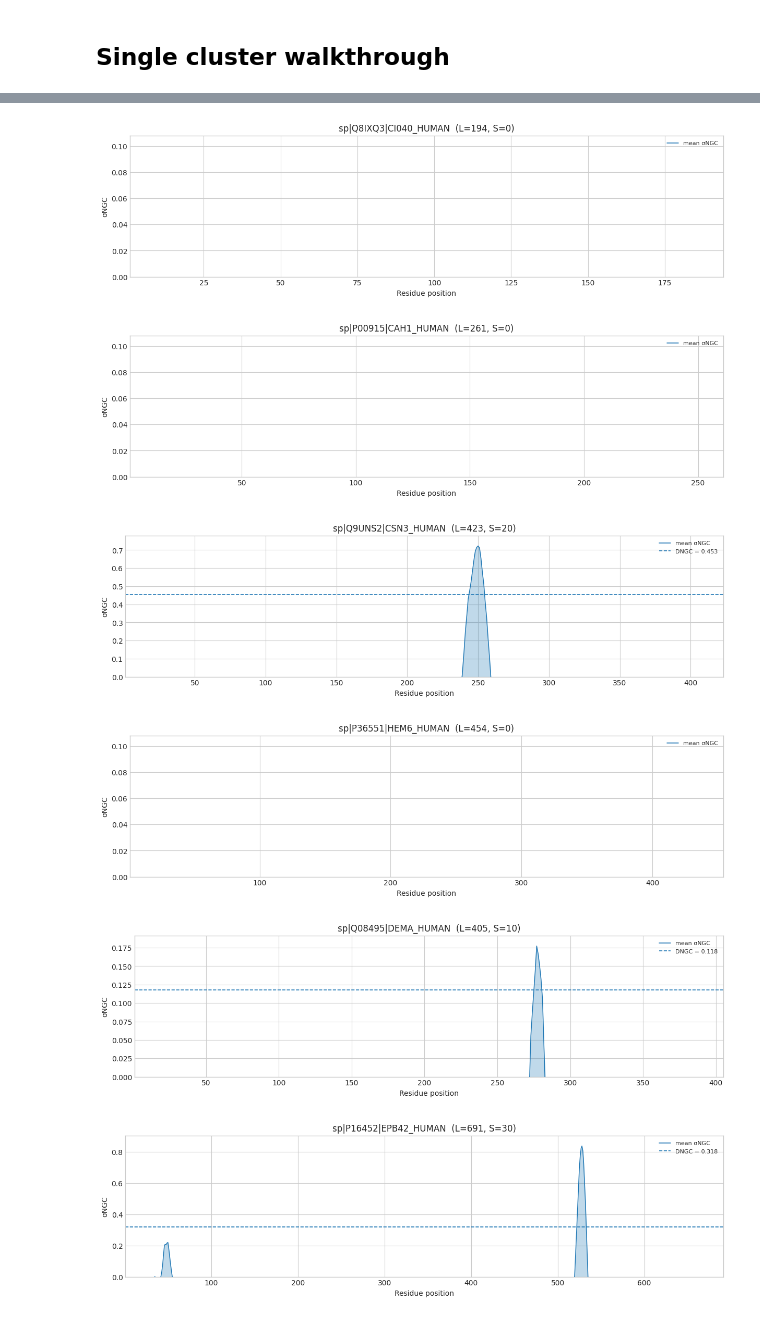
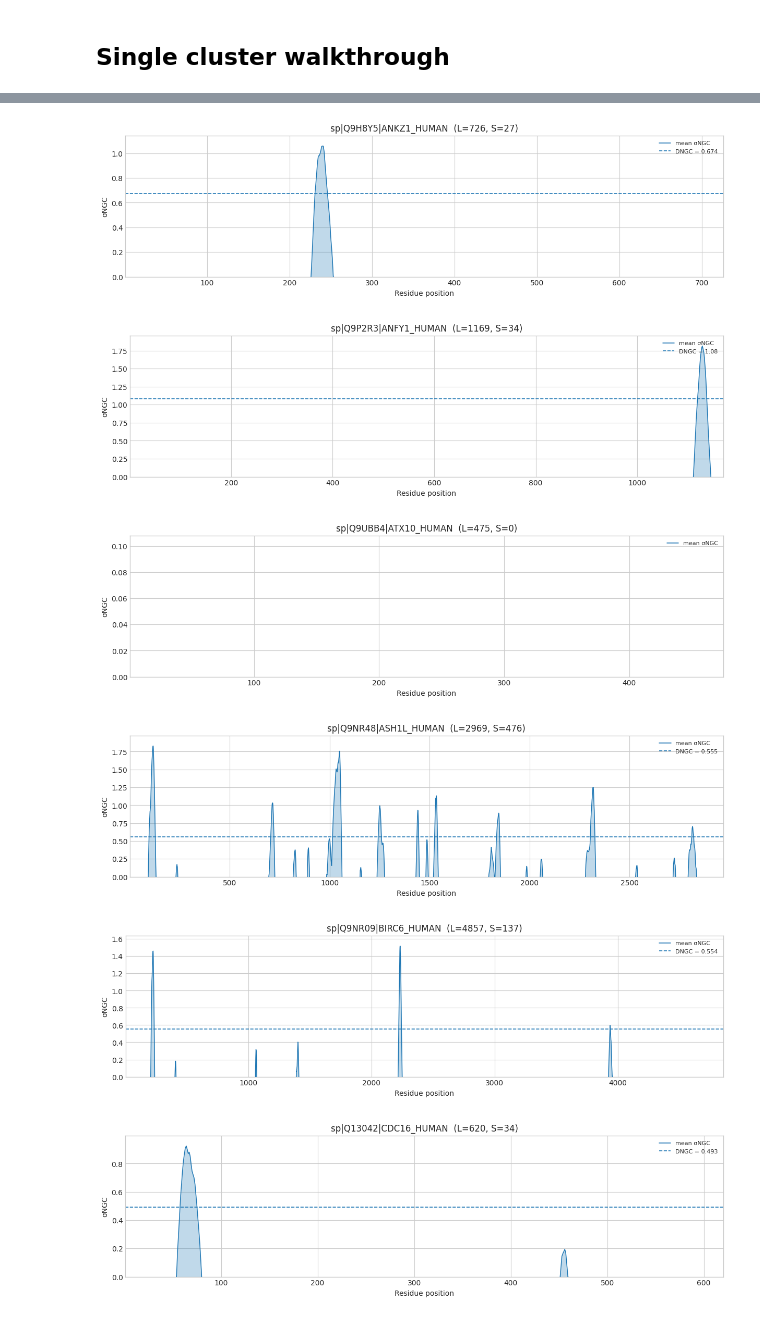
Before and after one commit to KYinXu/Peptide-Anti-microbial-Properties-Prediction, a Jupyter notebook: notebooks/skin_clusters/single_cluster_analysis.ipynb, the cells around one changed output, grey strips where cells are left out. Drawn from its saved outputs; the diff is of its cells as text; code cells hidden in the pictures.

```diff
--- a/notebooks/skin_clusters/single_cluster_analysis.ipynb
+++ b/notebooks/skin_clusters/single_cluster_analysis.ipynb
@@ -553,7 +553,7 @@ def active_fragment_spans(sigma: np.ndarray, p_amp: np.ndarray) -> list[tuple[in
 # %% [markdown]
 ## Single cluster walkthrough
 # %%
-EXAMPLE_CLUSTER_NUMBER = 66
+EXAMPLE_CLUSTER_NUMBER = 7
 PROFILE_COLOR = "C0"
 
 
@@ -898,6 +894,6 @@ DNGC = A / S
-[figure, old version]
+[figure, new version]
-[figure, old version]
+[figure, new version]
-[figure, old version]
+[figure, new version]
-[figure, old version]
+[figure, new version]
-[figure, old version]
+[figure, new version]
-[figure, old version]
+[figure, new version]
```
Also changed, not shown: parts of 2 cells of this notebook, 13 other files.
